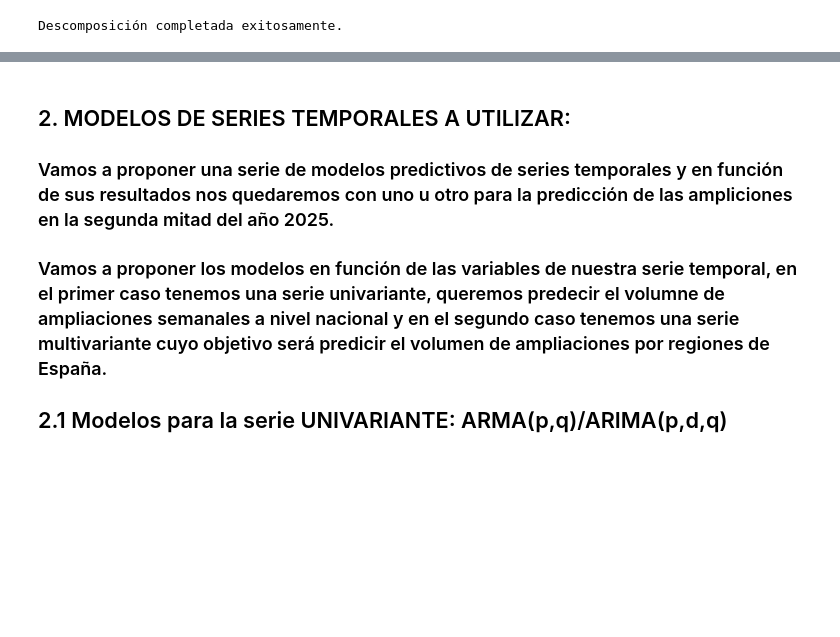
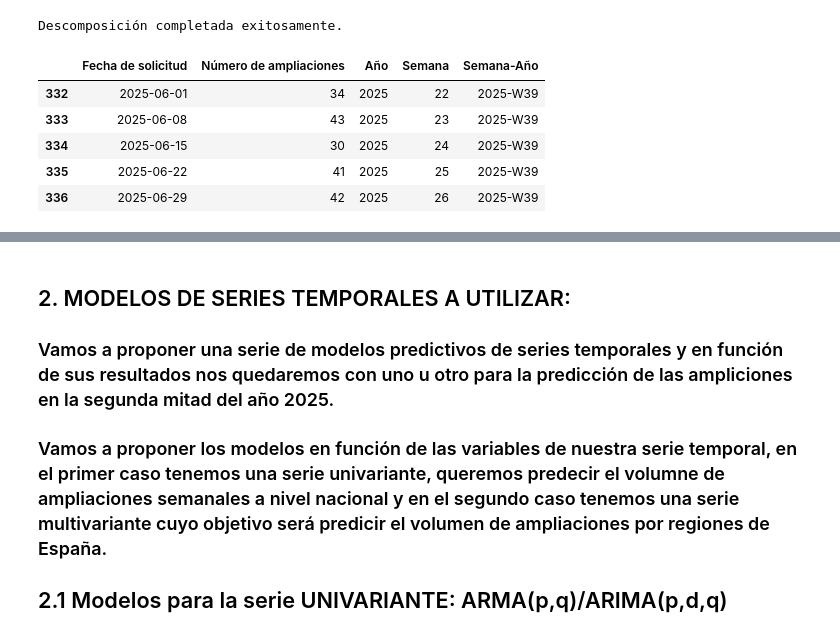
Before and after one commit to JhonFajardoRodas/TFM-GIT, a Jupyter notebook: Notebooks Python/exploringNotebook.ipynb, the cells around one changed output, grey strips where cells are left out. Cells and saved outputs as stored; diff of their text form; code cells hidden in the pictures; blank space fills up the shorter version.

```diff
--- a/Notebooks Python/exploringNotebook.ipynb
+++ b/Notebooks Python/exploringNotebook.ipynb
@@ -348,6 +337,15 @@ except ValueError as e:
     print("Descomposición completada con un período de 4.")
 # %% [output]
 Descomposición completada exitosamente.
+# %%
+df_CTO_weekly_freeoutlier.tail()
+# %% [output]
+|  | Fecha de solicitud | Número de ampliaciones | Año | Semana | Semana-Año |
+| 332 | 2025-06-01 | 34 | 2025 | 22 | 2025-W39 |
+| 333 | 2025-06-08 | 43 | 2025 | 23 | 2025-W39 |
+| 334 | 2025-06-15 | 30 | 2025 | 24 | 2025-W39 |
+| 335 | 2025-06-22 | 41 | 2025 | 25 | 2025-W39 |
+| 336 | 2025-06-29 | 42 | 2025 | 26 | 2025-W39 |
 # %%
 df_CTO_weekly_freeoutlier.to_csv('modeloST_CTO_sin_outlier.csv', index=False, decimal=',', sep=';')
 # %%
```
Also changed, not shown: parts of 14 cells of this notebook, 11 other files.
